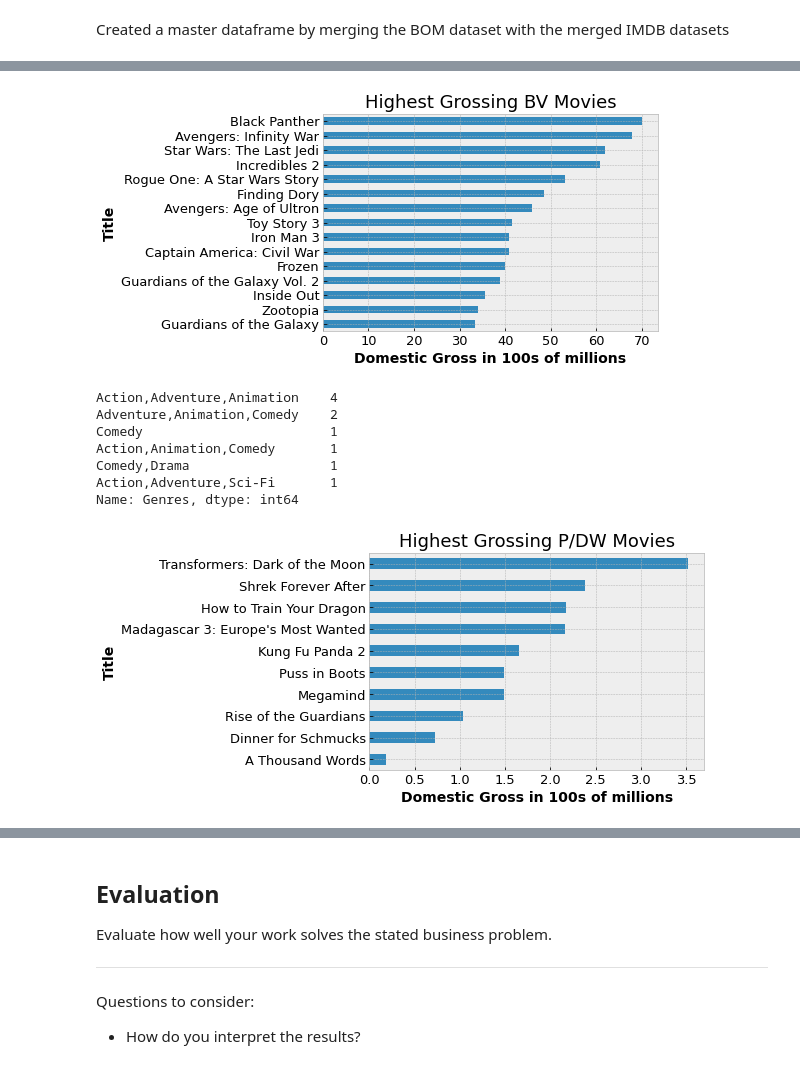
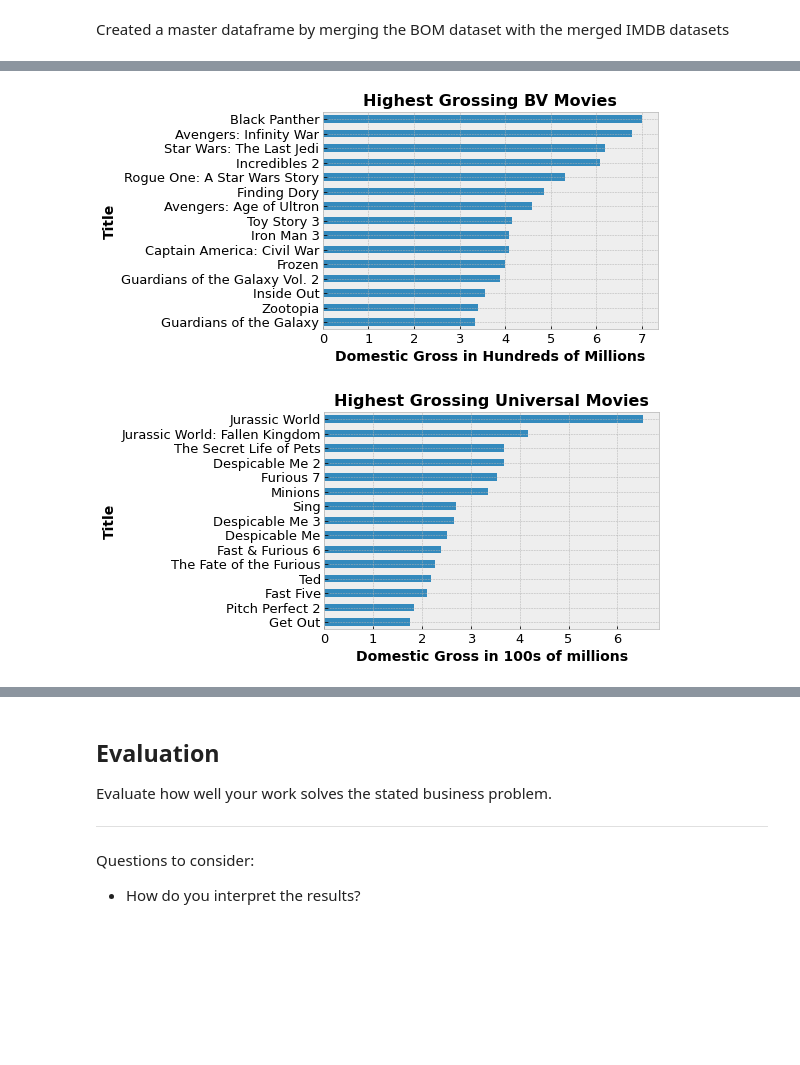
Before and after one commit to turtleduck18/phase-1-project, a Jupyter notebook: dsc-phase1-project-template-Copy2.ipynb, the cells around one changed output, grey strips where cells are left out. Cells and saved outputs as stored; diff of their text form; code cells hidden in the pictures; blank space fills up the shorter version.

```diff
--- a/dsc-phase1-project-template-Copy2.ipynb
+++ b/dsc-phase1-project-template-Copy2.ipynb
@@ -465,4 +501,4 @@ with plt.style.context('bmh'):
 # %%
 BVonly = alljoined[alljoined['Studio']== 'BV']
-PDWonly = alljoined[alljoined['Studio']== 'P/DW']
-WBonly = alljoined[alljoined['Studio']== 'WB']
+UNIonly = alljoined[alljoined['Studio']== 'Uni.']
+FOXonly = alljoined[alljoined['Studio']== 'Fox']
@@ -469,34 +523,29 @@ WBonly = alljoined[alljoined['Studio']== 'WB']
 # %%
 BVonly['Genres'].value_counts()
+BVonly = BVonly.drop_duplicates(subset = 'Title')
+
 
 with plt.style.context('bmh'):
-    (BVonly.groupby(['Title'])['Domestic Gross'].mean().sort_values(ascending = False).head(15)/10000000).plot(kind = 'barh')
-    plt.title('Highest Grossing BV Movies', fontsize = 18)
+    (BVonly.groupby(['Title'])['Domestic Gross'].sum().sort_values(ascending = False).head(15)/100000000).plot(kind = 'barh')
+    plt.title('Highest Grossing BV Movies', fontsize = 16, fontweight = 'bold')
     plt.gca().invert_yaxis()
-    plt.xlabel('Domestic Gross in 100s of millions', fontsize = 14, fontweight = 'bold')
+    plt.xlabel('Domestic Gross in Hundreds of Millions', fontsize = 14, fontweight = 'bold')
     plt.ylabel('Title', fontsize = 14, fontweight = 'bold')
     plt.xticks(fontsize = 13)
     plt.yticks(fontsize = 13)
 # %% [output]
-[figure, old version]
+[figure, new version]
 # %%
+UNIonly = UNIonly.drop_duplicates(subset = 'Title')
+
 with plt.style.context('bmh'):
-    (PDWonly.groupby(['Title'])['Domestic Gross'].mean().sort_values(ascending = False).head(15)/100000000).plot(kind = 'barh')
-    plt.title('Highest Grossing P/DW Movies', fontsize = 18)
+    (UNIonly.groupby(['Title'])['Domestic Gross'].sum().sort_values(ascending = False).head(15)/100000000).plot(kind = 'barh')
+    plt.title('Highest Grossing Universal Movies', fontsize = 16, fontweight = 'bold')
     plt.gca().invert_yaxis()
     plt.xlabel('Domestic Gross in 100s of millions', fontsize = 14, fontweight = 'bold')
     plt.ylabel('Title', fontsize = 14, fontweight = 'bold')
     plt.xticks(fontsize = 13)
     plt.yticks(fontsize = 13)
-
-PDWonly['Genres'].value_counts()
 # %% [output]
-Action,Adventure,Animation    4
-Adventure,Animation,Comedy    2
-Comedy                        1
-Action,Animation,Comedy       1
-Comedy,Drama                  1
-Action,Adventure,Sci-Fi       1
-Name: Genres, dtype: int64
-[figure, old version]
+[figure, new version]
 # %%
```
Also changed, not shown: parts of 22 cells of this notebook, 19 other files.
